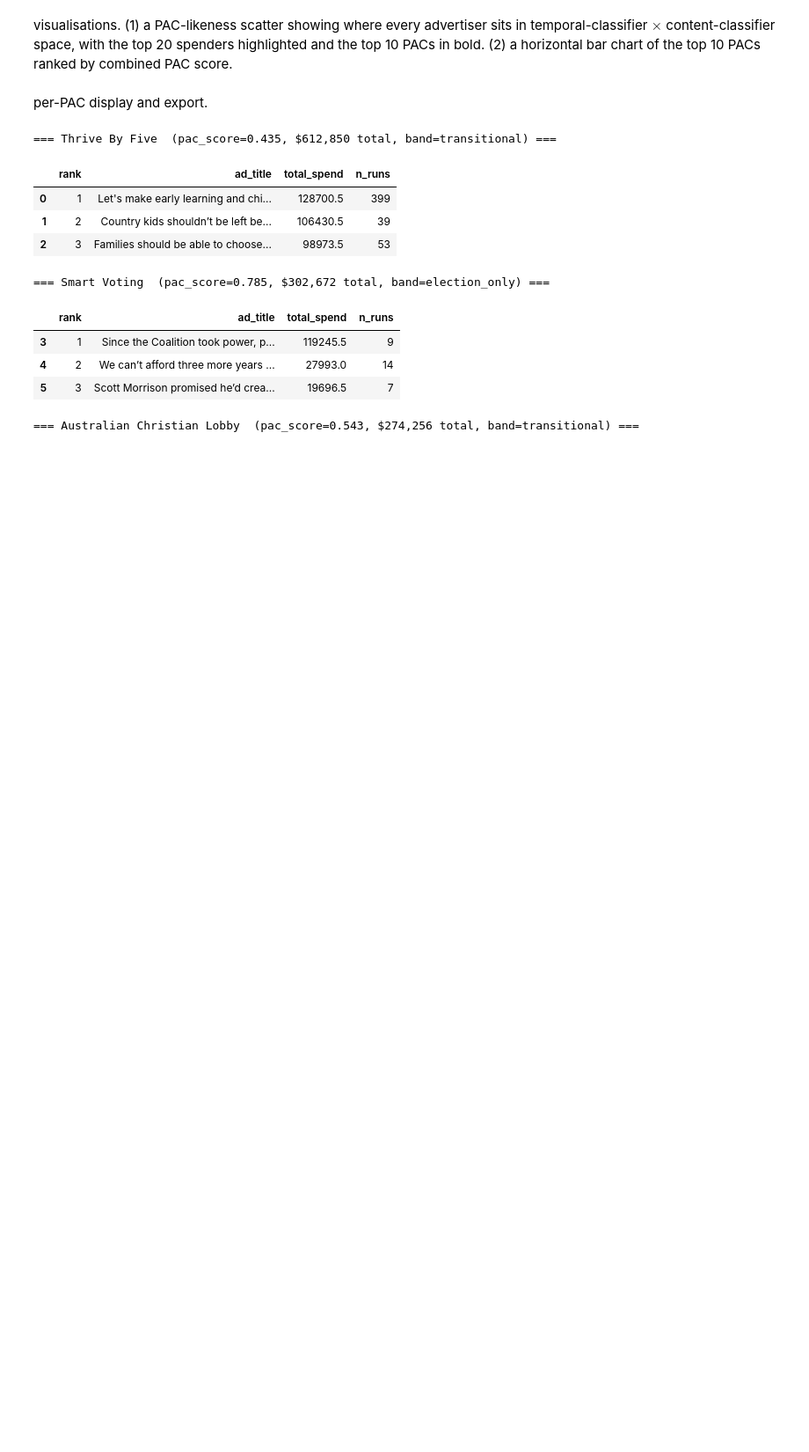
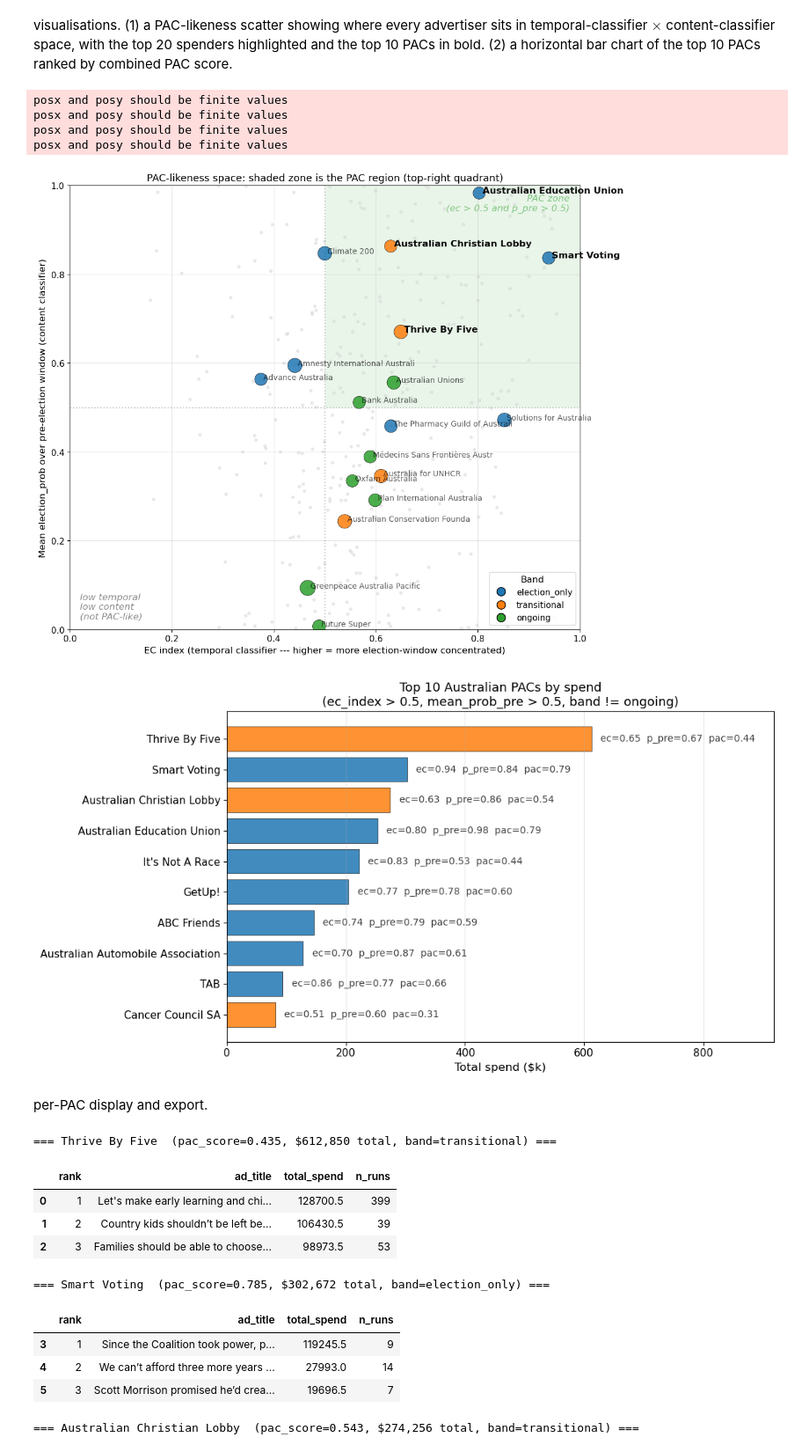
Before and after one commit to stuliveshere/FB_API, a Jupyter notebook: notebooks/07_top_ads_per_advertiser.ipynb, the cells around one changed output. Shown at 88% size. Drawn from its saved outputs; the diff is of its cells as text; code cells hidden in the pictures; blank space fills up the shorter version.

Commit message:
tweaked some images

```diff
--- a/notebooks/07_top_ads_per_advertiser.ipynb
+++ b/notebooks/07_top_ads_per_advertiser.ipynb
@@ -202,7 +204,6 @@ BAND_COLORS = {
     'election_only': '#1f77b4',
     'transitional':  '#ff7f0e',
     'ongoing':       '#2ca02c',
-    'off_campaign':  '#d62728',
 }
 
 # === Viz 1: PAC-likeness scatter (temporal x content) ===
@@ -282,33 +283,40 @@ plt.show()
 
 
 # === Viz 2: Top PACs ranked by spend (bar length = total spend) ===
 
 fig, ax = plt.subplots(figsize=(11, 6))
 
 top_pacs_sorted = top_pacs.sort_values('total_spend', ascending=True).reset_index(drop=True)
 y_pos = np.arange(len(top_pacs_sorted))
 colours = top_pacs_sorted['band'].map(BAND_COLORS).fillna('#888888')
 
 spend_k = top_pacs_sorted['total_spend'] / 1000
 ax.barh(y_pos, spend_k, color=colours,
         edgecolor='black', linewidth=0.5, alpha=0.85)
 
 for i, (_, row) in enumerate(top_pacs_sorted.iterrows()):
     ax.text((row['total_spend'] / 1000) + 5, i,
             f'  ec={row["ec_index"]:.2f}  p_pre={row["mean_prob_pre"]:.2f}  pac={row["pac_score"]:.2f}',
             va='center', fontsize=10, alpha=0.75)
 
 ax.set_yticks(y_pos)
 ax.set_yticklabels([b[:35] for b in top_pacs_sorted['bylines']], fontsize=11)
 ax.set_xlim(0, spend_k.max() * 1.5)
 ax.set_xlabel('Total spend ($k)', fontsize=12)
 ax.set_title(f'Top {len(top_pacs)} Australian PACs by spend\n(ec_index > {EC_INDEX_MIN}, mean_prob_pre > {MEAN_PROB_PRE_MIN}, band != ongoing)',
              fontsize=13)
 ax.tick_params(axis='x', labelsize=11)
 
 ax.grid(axis='x', alpha=0.3)
 plt.tight_layout()
 plt.show()
+# %% [output]
+posx and posy should be finite values
+posx and posy should be finite values
+posx and posy should be finite values
+posx and posy should be finite values
+[figure, added]
+[figure, added]
 # %% [markdown]
 per-PAC display and export.
 # %%
```
Also changed, not shown: parts of 2 cells of this notebook, 4 other files.
